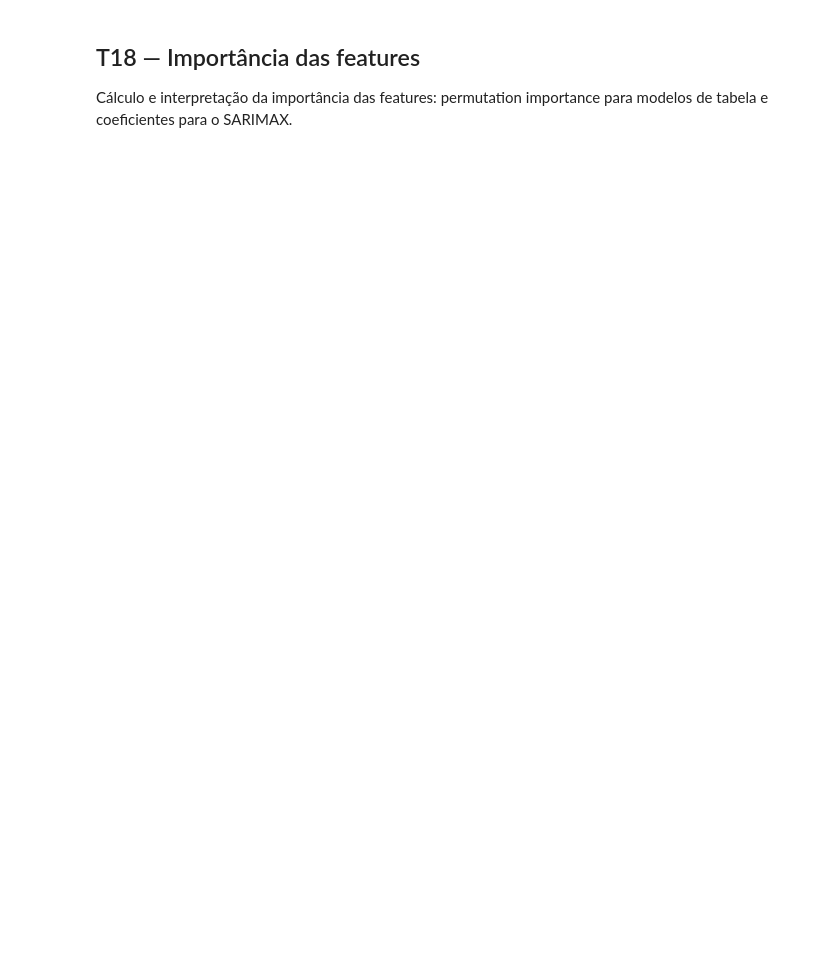
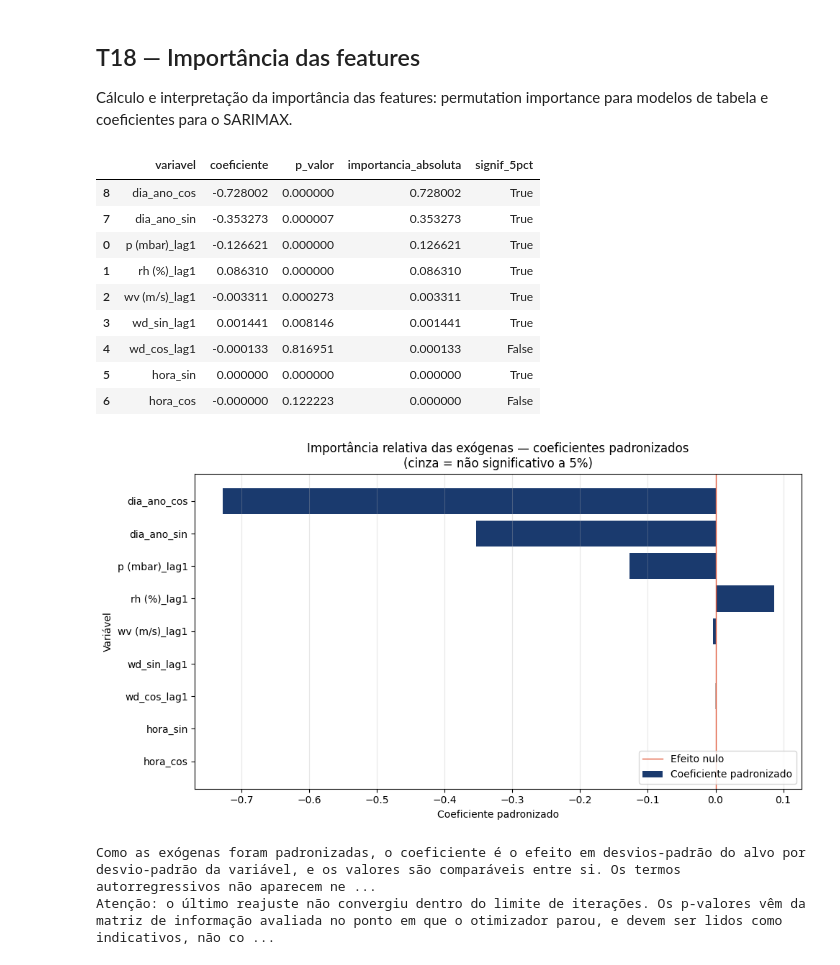
Before and after one commit to Kogake7/ProjetoFinal-SeriesTemporais, a Jupyter notebook: grupo4/sarimax-4.ipynb, the cells around one changed output. Cells and saved outputs as stored; diff of their text form; code cells hidden in the pictures; blank space fills up the shorter version.

```diff
--- a/grupo4/sarimax-4.ipynb
+++ b/grupo4/sarimax-4.ipynb
@@ -435,16 +1148,60 @@ print(f"Viés médio: {residuos_teste.mean():.4f}")
 
 Cálculo e interpretação da importância das features: permutation importance para modelos de tabela e coeficientes para o SARIMAX.
 # %%
-# T18 — coeficientes das exógenas padronizadas com a função comum.
-# O ajuste usa arrays, por isso statsmodels identifica as colunas como x1, x2, ...
-importancias_sarimax = calcular_importancia_features(
-    resultado, X_test_scaled, metodo='coeficientes'
-)
-display(importancias_sarimax.round(4))
-top = importancias_sarimax.head(15).sort_values('importancia')
-fig, ax = plt.subplots(figsize=(10, 7))
-ax.barh(top['feature'], top['importancia'])
-ax.set_title('T18 — Importância das exógenas do SARIMAX')
-ax.set_xlabel('Módulo do coeficiente padronizado')
-ax.grid(axis='x', alpha=0.3)
-plt.tight_layout(); plt.show()
+# T18 — coeficientes das exógenas padronizadas
+# Os coeficientes vêm do último reajuste da T16, guardado antes de o objeto de
+# resultados ser descartado. O ajuste usa arrays para tolerar as lacunas do
+# calendário, então o statsmodels nomeia as exógenas como x1, x2, ... A tabela
+# abaixo traduz de volta para os nomes das colunas.
+nomes_statsmodels = [f"x{i}" for i in range(1, X_train.shape[1] + 1)]
+
+coeficientes = pd.DataFrame({
+    "variavel": X_train.columns,
+    "coeficiente": [coeficientes_finais.get(nome, np.nan) for nome in nomes_statsmodels],
+    "p_valor": [pvalores_finais.get(nome, np.nan) for nome in nomes_statsmodels],
+})
+coeficientes["importancia_absoluta"] = coeficientes["coeficiente"].abs()
+coeficientes["signif_5pct"] = coeficientes["p_valor"] < 0.05
+coeficientes = coeficientes.sort_values("importancia_absoluta", ascending=False)
+display(coeficientes.round(6))
+
+fig, ax = plt.subplots(figsize=(10, 0.45 * len(coeficientes) + 1.5))
+cores = ["#1a3a6e" if s else "#bbbbbb" for s in coeficientes["signif_5pct"]]
+ax.barh(coeficientes["variavel"], coeficientes["coeficiente"], color=cores,
+        label="Coeficiente padronizado")
+ax.axvline(0, color="#e25c3e", lw=1, label="Efeito nulo")
+ax.set_title("Importância relativa das exógenas — coeficientes padronizados\n"
+             "(cinza = não significativo a 5%)")
+ax.set_xlabel("Coeficiente padronizado")
+ax.set_ylabel("Variável")
+ax.legend(loc="lower right")
+ax.invert_yaxis()
+ax.grid(axis="x", alpha=0.3)
+plt.tight_layout()
+plt.show()
+
+print("Como as exógenas foram padronizadas, o coeficiente é o efeito em desvios-"
+      "padrão do alvo por desvio-padrão da variável, e os valores são comparáveis "
+      "entre si. Os termos autorregressivos não aparecem nesta tabela: com "
+      "horizonte de uma hora, a maior parte da previsão vem deles, e não das "
+      "exógenas.")
+if not ajuste_convergiu:
+    print("Atenção: o último reajuste não convergiu dentro do limite de iterações. "
+          "Os p-valores vêm da matriz de informação avaliada no ponto em que o "
+          "otimizador parou, e devem ser lidos como indicativos, não como teste "
+          "formal.")
+coeficientes.to_csv(SAIDA / "coeficientes_sarimax_grupo4.csv", index=False)
+# %% [output]
+|  | variavel | coeficiente | p_valor | importancia_absoluta | signif_5pct |
+| 8 | dia_ano_cos | -0.728002 | 0.000000 | 0.728002 | True |
+| 7 | dia_ano_sin | -0.353273 | 0.000007 | 0.353273 | True |
+| 0 | p (mbar)_lag1 | -0.126621 | 0.000000 | 0.126621 | True |
+| 1 | rh (%)_lag1 | 0.086310 | 0.000000 | 0.086310 | True |
+| 2 | wv (m/s)_lag1 | -0.003311 | 0.000273 | 0.003311 | True |
+| 3 | wd_sin_lag1 | 0.001441 | 0.008146 | 0.001441 | True |
+| 4 | wd_cos_lag1 | -0.000133 | 0.816951 | 0.000133 | False |
+| 5 | hora_sin | 0.000000 | 0.000000 | 0.000000 | True |
+| 6 | hora_cos | -0.000000 | 0.122223 | 0.000000 | False |
+[figure, added]
+Como as exógenas foram padronizadas, o coeficiente é o efeito em desvios-padrão do alvo por desvio-padrão da variável, e os valores são comparáveis entre si. Os termos autorregressivos não aparecem ne ...
+Atenção: o último reajuste não convergiu dentro do limite de iterações. Os p-valores vêm da matriz de informação avaliada no ponto em que o otimizador parou, e devem ser lidos como indicativos, não co ...
```
Also changed, not shown: parts of 19 cells of this notebook.
